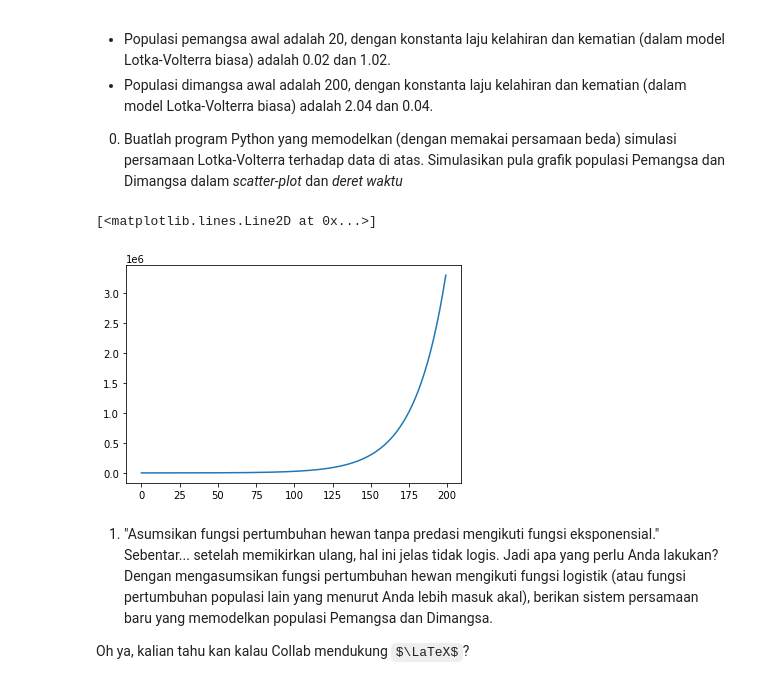
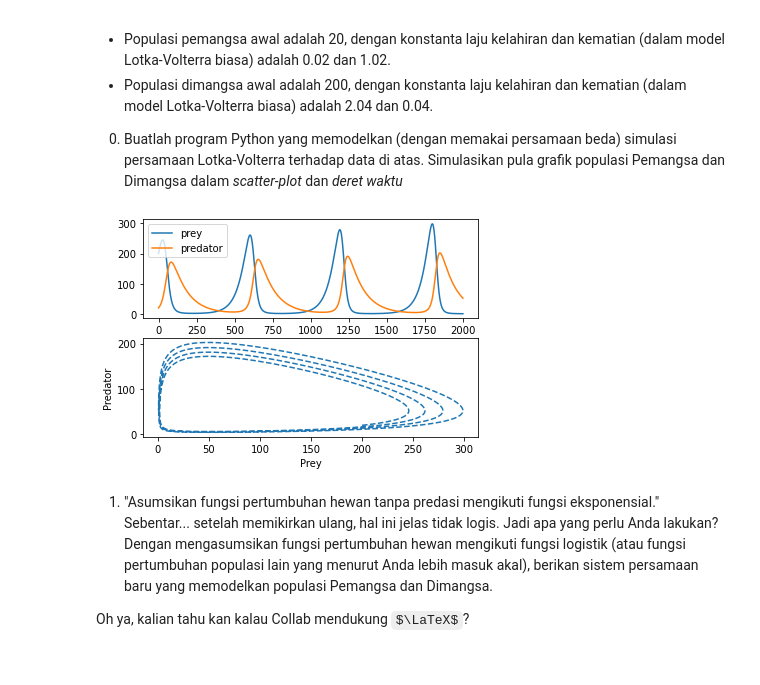
Before and after one commit to iansebastian/iansebastian.github.io, a Jupyter notebook: coding math/asprak_sikomat_2020.ipynb, the cells around one changed output. Saved outputs shown, nothing was run; the diff lists cells and outputs as text; code cells hidden in the pictures; some formulas as TeX source.

```diff
--- a/coding math/asprak_sikomat_2020.ipynb
+++ b/coding math/asprak_sikomat_2020.ipynb
@@ -376,21 +449,34 @@ Untuk soal di bawah, gunakan data berikut:
 
 0. Buatlah program Python yang memodelkan (dengan memakai persamaan beda) simulasi persamaan Lotka-Volterra terhadap data di atas. Simulasikan pula grafik populasi Pemangsa dan Dimangsa dalam *scatter-plot* dan *deret waktu*
 # %%
+import matplotlib.pyplot as plt
+import numpy as np
+
 def lotka_vol(x0=200, y0=20, alpha=2.04, beta=0.04, gamma=1.02, delta=0.02, reps=200):
     x = np.empty(reps)
     y = np.empty(reps)
     x[0] = x0
     y[0] = y0
     for i in range(1, reps):
-        x[i] = x[i-1] + (alpha*x[i-1] - beta*x[i-1]*y[i-1])
-        y[i] = y[i-1] + (delta*x[i-1]*y[i-1] - gamma*y[i-1])
+        x[i] = x[i-1] + 0.01*(alpha*x[i-1] - beta*x[i-1]*y[i-1])
+        y[i] = y[i-1] + 0.01*(delta*x[i-1]*y[i-1] - gamma*y[i-1])
     return x, y
 
 
-prey, predator = lotka_vol()
+prey, predator = lotka_vol(reps = 2000)
+
+fig, ax = plt.subplots(nrows=2)
+
+_ = ax[0].plot(prey, label="prey")
+_ = ax[0].plot(predator, label="predator")
+_ = ax[0].legend()
+
+_ = ax[1].plot(prey, predator, linestyle = '--')
+_ = ax[1].set_xlabel("Prey")
+_ = ax[1].set_ylabel("Predator")
+_ = plt.show()
 # %% [output]
-[<matplotlib.lines.Line2D at 0x...>]
-[figure, old version]
+[figure, new version]
 # %% [markdown]
 1. "Asumsikan fungsi pertumbuhan hewan tanpa predasi mengikuti fungsi eksponensial." Sebentar... setelah memikirkan ulang, hal ini jelas tidak logis. Jadi apa yang perlu Anda lakukan?
 Dengan mengasumsikan fungsi pertumbuhan hewan mengikuti fungsi logistik (atau fungsi pertumbuhan populasi lain yang menurut Anda lebih masuk akal),  berikan sistem persamaan baru yang memodelkan populasi Pemangsa dan Dimangsa.
```
Also changed, not shown: parts of 15 cells of this notebook.
